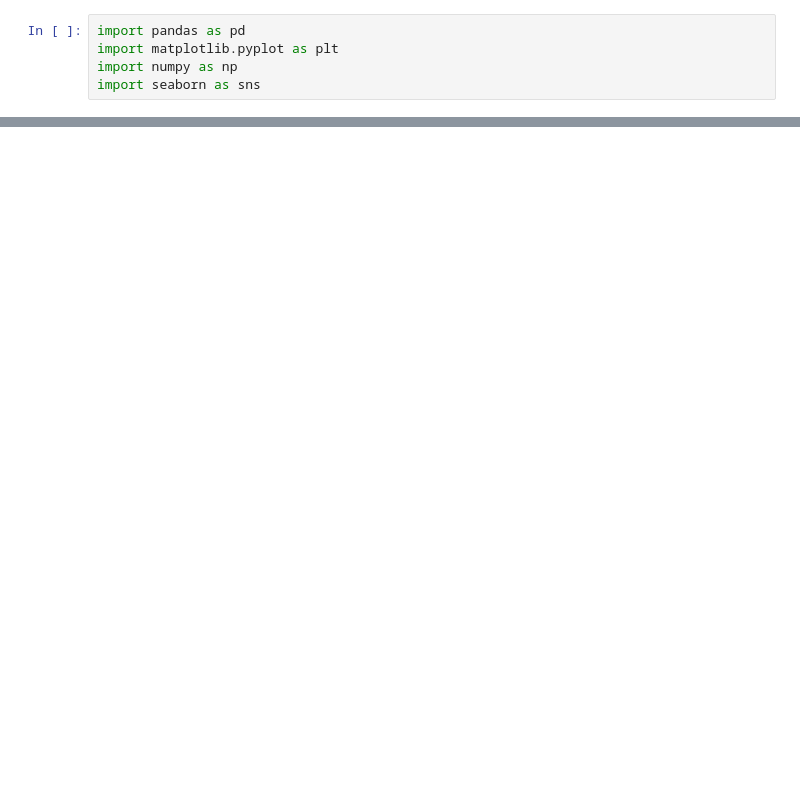
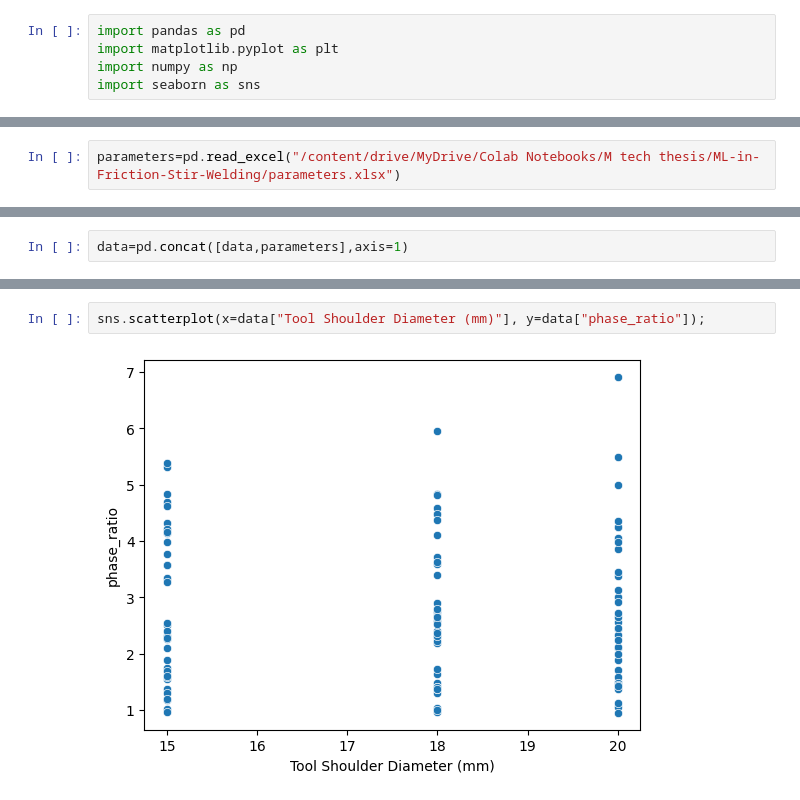
Before and after one commit to pushpendra910/ML-in-Friction-Stir-Welding, a Jupyter notebook: test.ipynb, the cells around one changed output, grey strips where cells are left out. Saved outputs shown, nothing was run; the diff lists cells and outputs as text; blank space fills up the shorter version.

```diff
--- a/test.ipynb
+++ b/test.ipynb
@@ -15,0 +38,2 @@ data.head()
+# %%
+parameters=pd.read_excel("/content/drive/MyDrive/Colab Notebooks/M tech thesis/ML-in-Friction-Stir-Welding/parameters.xlsx")
@@ -15,0 +44,2 @@ data.head()
+# %%
+data=pd.concat([data,parameters],axis=1)
@@ -15,0 +79,4 @@ data.head()
+# %%
+sns.scatterplot(x=data["Tool Shoulder Diameter (mm)"], y=data["phase_ratio"]);
+# %% [output]
+[figure, added]
```
Also changed, not shown: parts of 85 cells of this notebook.
